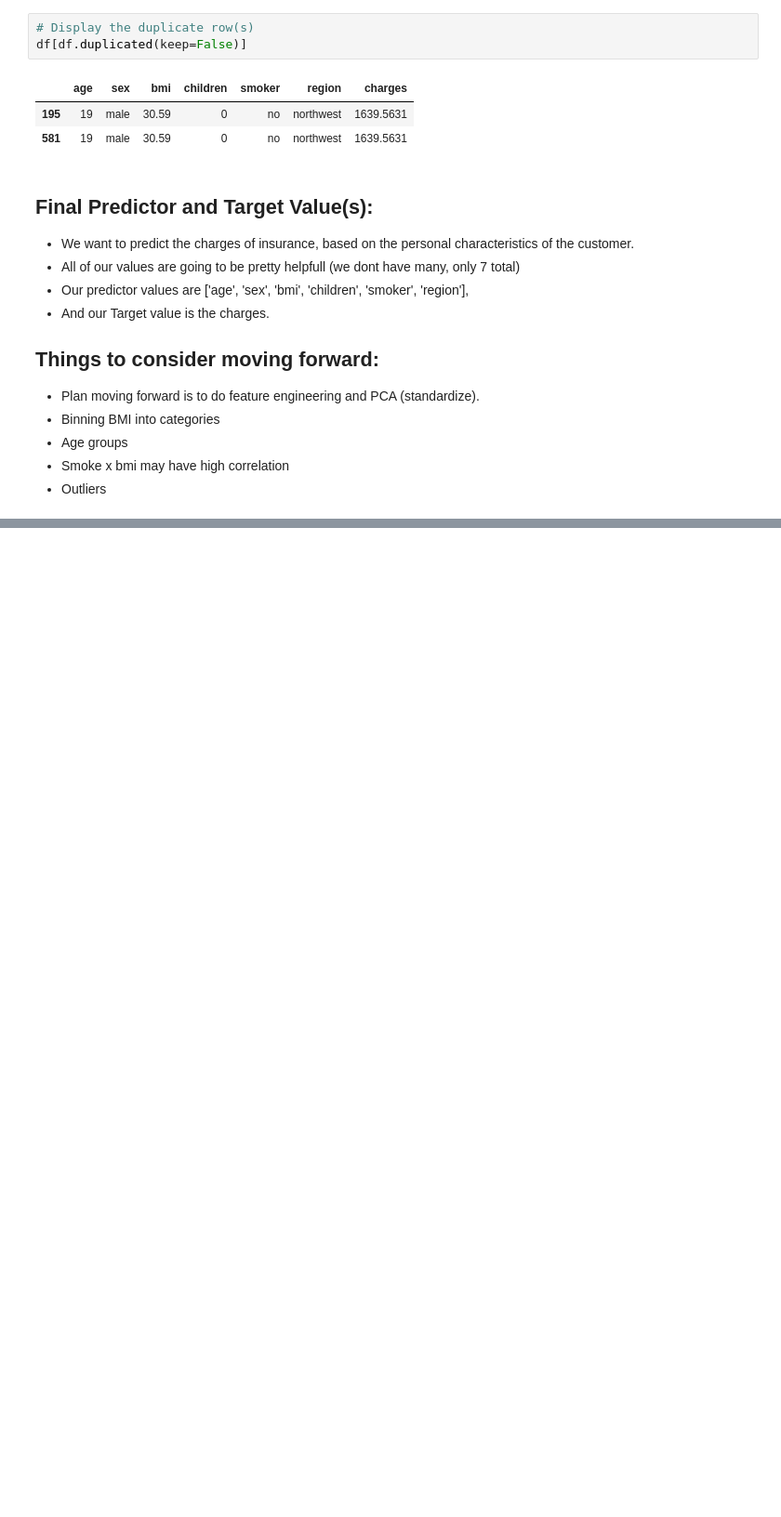
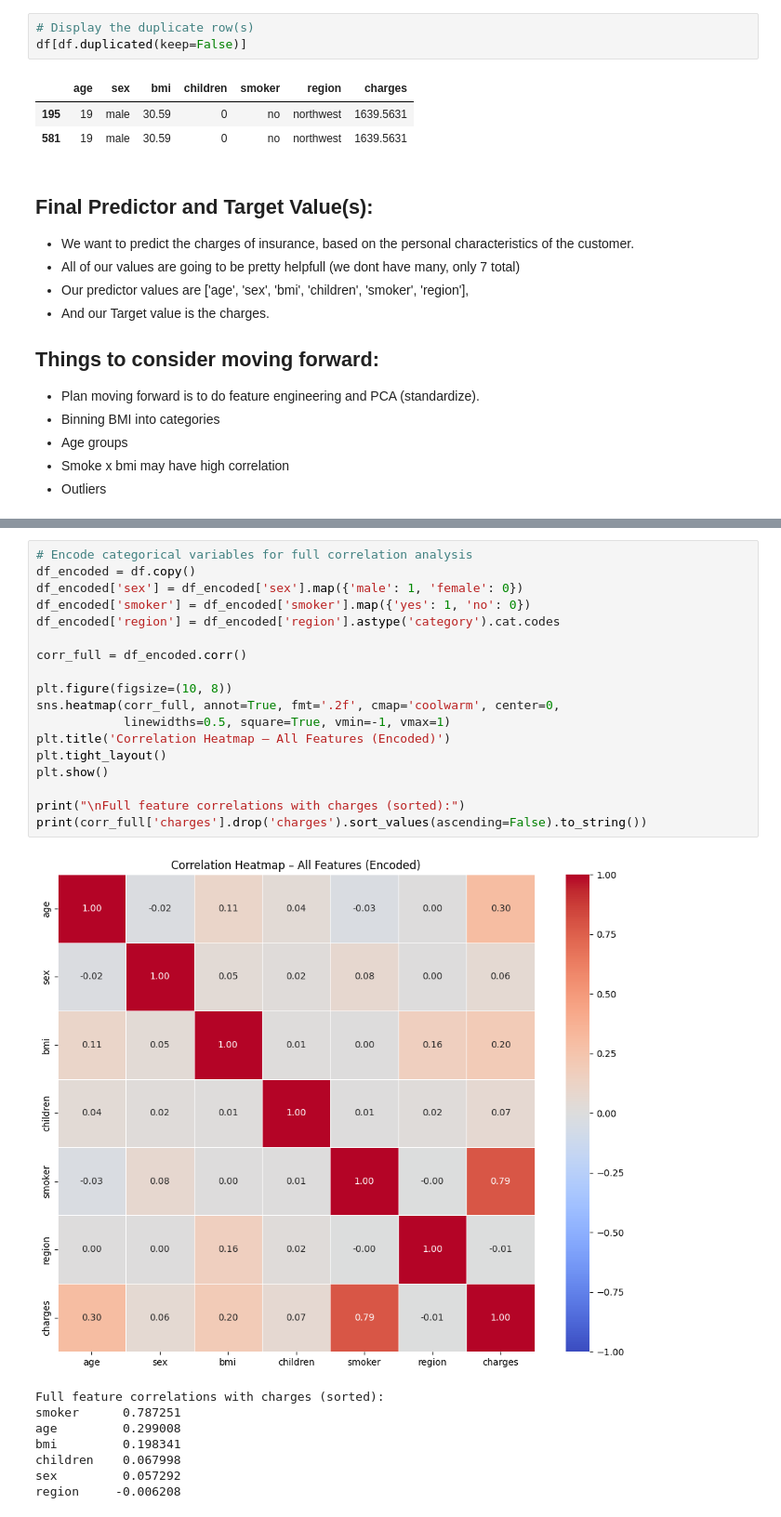
Before and after one commit to SurehSan/Predictive-Analytics-Project, a Jupyter notebook: Insurance.ipynb, the cells around one changed output, grey strips where cells are left out. Shown at 93% size. Drawn from its saved outputs; the diff is of its cells as text; blank space fills up the shorter version.

```diff
--- a/Insurance.ipynb
+++ b/Insurance.ipynb
@@ -94,0 +124,27 @@ df[df.duplicated(keep=False)]
+# %%
+# Encode categorical variables for full correlation analysis
+df_encoded = df.copy()
+df_encoded['sex'] = df_encoded['sex'].map({'male': 1, 'female': 0})
+df_encoded['smoker'] = df_encoded['smoker'].map({'yes': 1, 'no': 0})
+df_encoded['region'] = df_encoded['region'].astype('category').cat.codes
+
+corr_full = df_encoded.corr()
+
+plt.figure(figsize=(10, 8))
+sns.heatmap(corr_full, annot=True, fmt='.2f', cmap='coolwarm', center=0,
+            linewidths=0.5, square=True, vmin=-1, vmax=1)
+plt.title('Correlation Heatmap – All Features (Encoded)')
+plt.tight_layout()
+plt.show()
+
+print("\nFull feature correlations with charges (sorted):")
+print(corr_full['charges'].drop('charges').sort_values(ascending=False).to_string())
+# %% [output]
+[figure, added]
+Full feature correlations with charges (sorted):
+smoker      0.787251
+age         0.299008
+bmi         0.198341
+children    0.067998
+sex         0.057292
+region     -0.006208
```
Also changed, not shown: parts of 7 cells of this notebook.
